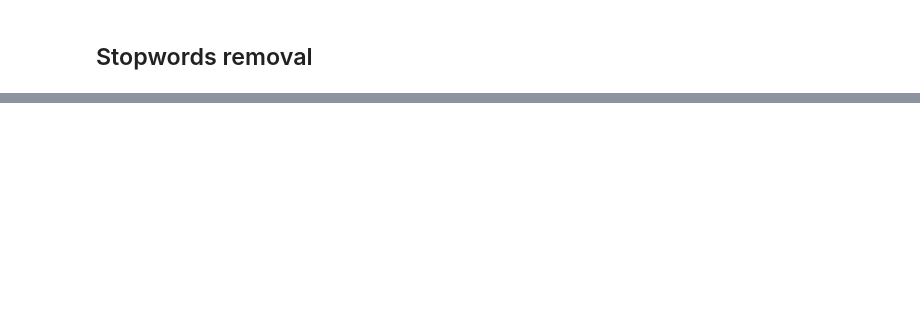
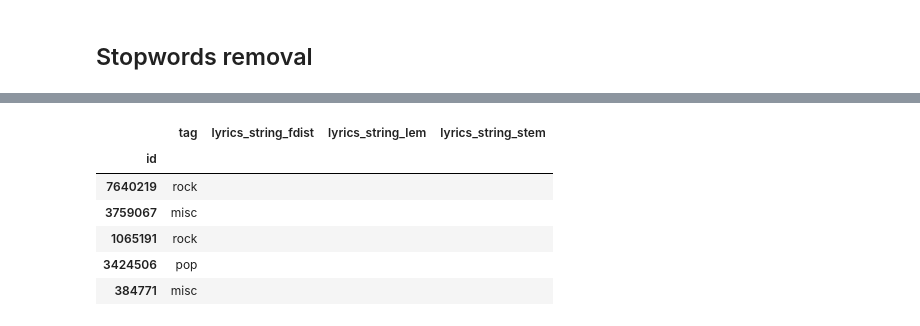
Before and after one commit to ARCadete21/Text-Mining-Project, a Jupyter notebook: eda.ipynb, the cells around one changed output, grey strips where cells are left out. Saved outputs shown, nothing was run; the diff lists cells and outputs as text; code cells hidden in the pictures; blank space fills up the shorter version.

```diff
--- a/eda.ipynb
+++ b/eda.ipynb
@@ -1191 +403,11 @@ text_train
+# %%
+lyrics[lyrics['lyrics_string_fdist'] == '']
+# %% [output]
+|  | tag | lyrics_string_fdist | lyrics_string_lem | lyrics_string_stem |
+| id |  |  |  |  |
+| 7640219 | rock |  |  |  |
+| 3759067 | misc |  |  |  |
+| 1065191 | rock |  |  |  |
+| 3424506 | pop |  |  |  |
+| 384771 | misc |  |  |  |
 # %%
```
Also changed, not shown: parts of 102 cells of this notebook.
